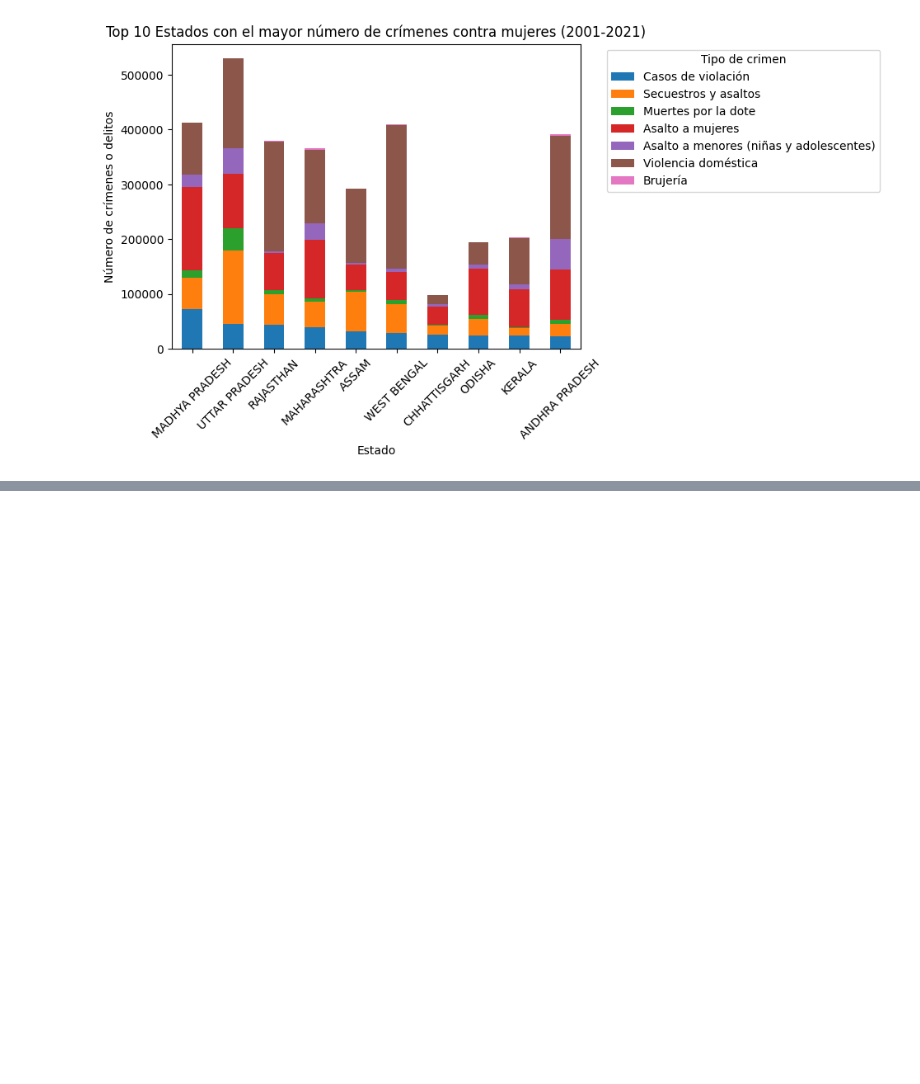
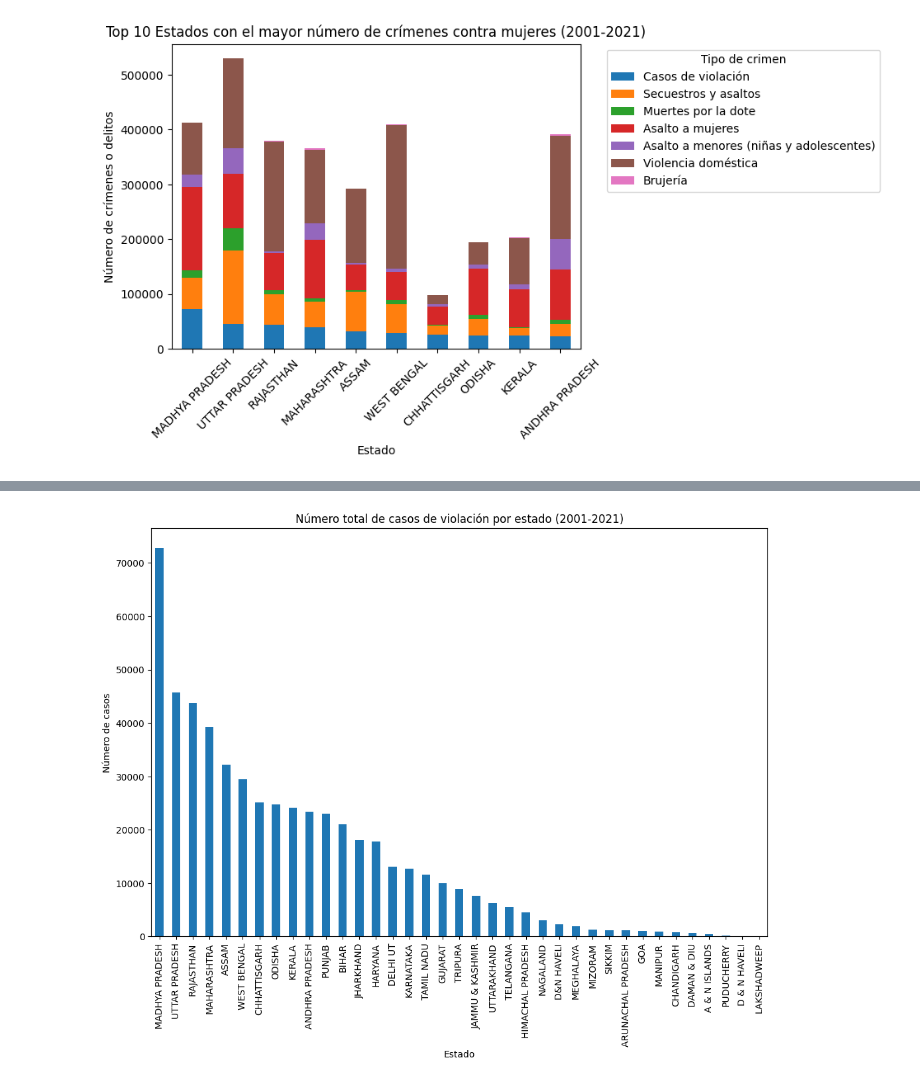
Before and after one commit to Esme-Sanc/proyecto1, a Jupyter notebook: main.ipynb, the cells around one changed output, grey strips where cells are left out. Saved outputs shown, nothing was run; the diff lists cells and outputs as text; code cells hidden in the pictures; blank space fills up the shorter version.

Commit message:
Update | Crime Against Women in India

```diff
--- a/main.ipynb
+++ b/main.ipynb
@@ -55,3 +97,11 @@ Description.csv - 5 primeras filas:
+# %%
+# Elimina filas si hay NaN en las columnas específicas (por ejemplo, 'Casos de violación' y 'Secuestros y asaltos')
+columns_to_check = ['Unnamed: 0', 'State', 'Year', 'Rape', 'K&A', 'DD', 'AoW', 'AoM', 'DV',
+       'WT']
+crimes_df.dropna(subset=columns_to_check, inplace=True)
+# %%
+# Elimina columnas que contengan NaN
+crimes_df.dropna(axis=1, inplace=True)
 # %%
 # Crear un diccionario para renombrar las columnas
 
@@ -266,0 +514,24 @@ fig.show()
+# %%
+
+# Supongamos que tienes el DataFrame original en crimes_df_cleaned
+# Primero, asegurémonos de que el DataFrame contiene la columna 'Año'
+if 'Año' not in crimes_df_cleaned.columns:
+    print("La columna 'Año' no está en el DataFrame.")
+else:
+    # Crear una columna total de crímenes
+    crimes_df_cleaned['Total de crímenes'] = crimes_df_cleaned[['Casos de violación', 'Secuestros y asaltos', 'Muertes por la dote', 'Asalto a mujeres', 'Asalto a menores (niñas y adolescentes)', 'Violencia doméstica', 'Brujería']].sum(axis=1)
+
+    # Agrupar por estado y calcular el total de crímenes por estado
+    total_crimes_by_state = crimes_df_cleaned.groupby('Estado')['Total de crímenes'].sum().reset_index()
+
+    # Obtener los 10 estados con mayor incidencia
+    top_10_states = total_crimes_by_state.sort_values(by='Total de crímenes', ascending=False).head(10)['Estado'].tolist()
+
+    # Filtrar los datos para los 10 estados con mayor incidencia
+    top_10_crimes_filtered = crimes_df_cleaned[crimes_df_cleaned['Estado'].isin(top_10_states)]
+
+    # Agrupar por estado y año
+    regional_trend_top_10 = top_10_crimes_filtered.groupby(['Estado', 'Año']).sum().reset_index()
+
+    # Verificar el DataFrame
+    print(regional_trend_top_10.head())
@@ -266,0 +583,15 @@ fig.show()
+# %%
+# Agrupamos los datos por estado y calculamos la suma total de cada tipo de crimen por estado.
+crimes_by_state = crimes_df_cleaned.groupby('Estado').sum()
+
+# Visualizamos las tasas de crímenes por estado usando un gráfico de barras.
+plt.figure(figsize=(12,8))
+crimes_by_state['Casos de violación'].sort_values(ascending=False).plot(kind='bar')
+plt.title('Número total de casos de violación por estado (2001-2021)')
+plt.ylabel('Número de casos')
+plt.xticks(rotation=90)
+plt.show()
+
+# Puedes hacer lo mismo para otros crímenes, como 'Muertes por la dote' o 'Secuestros y asaltos'.
+# %% [output]
+[figure, added]
```
Also changed, not shown: parts of 23 cells of this notebook, 1 other file.
